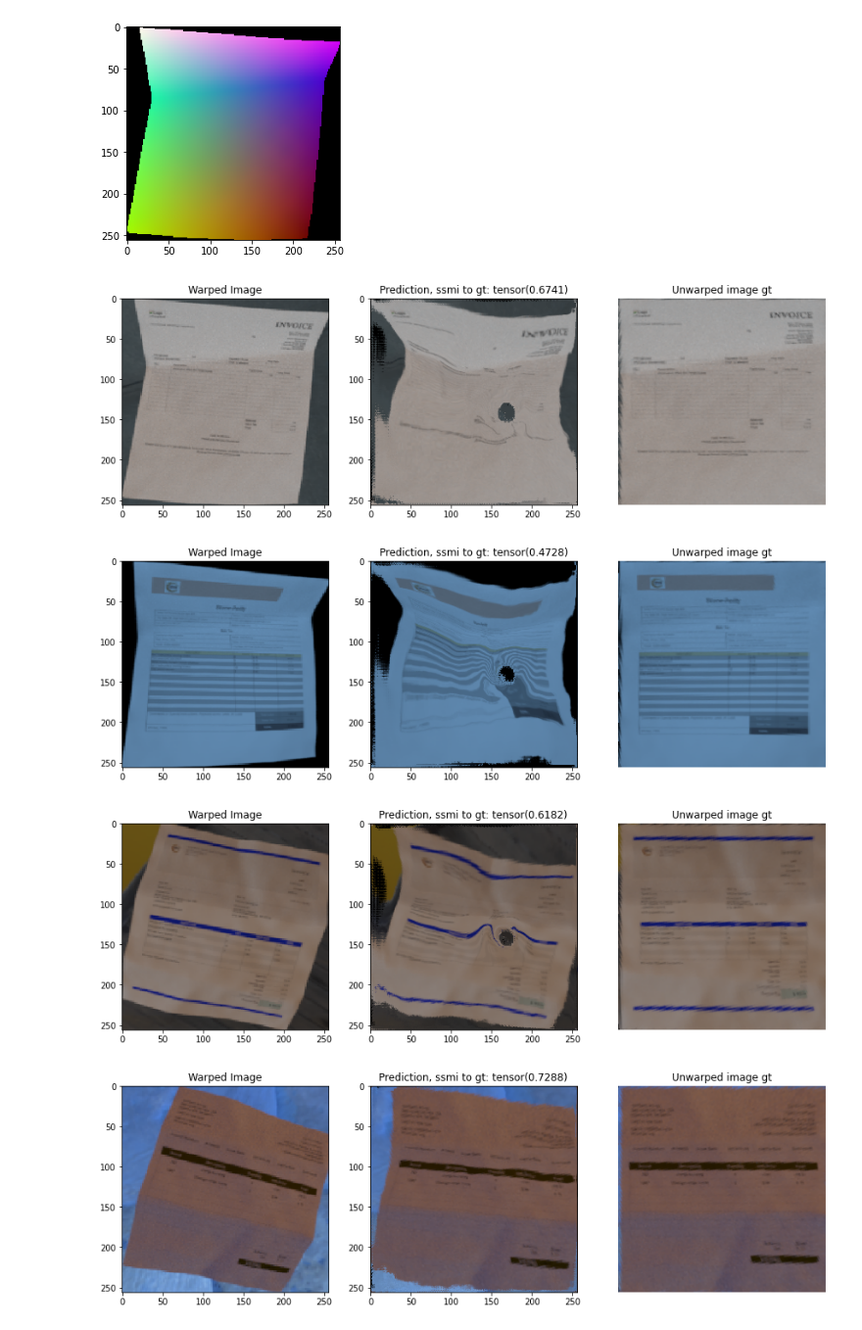
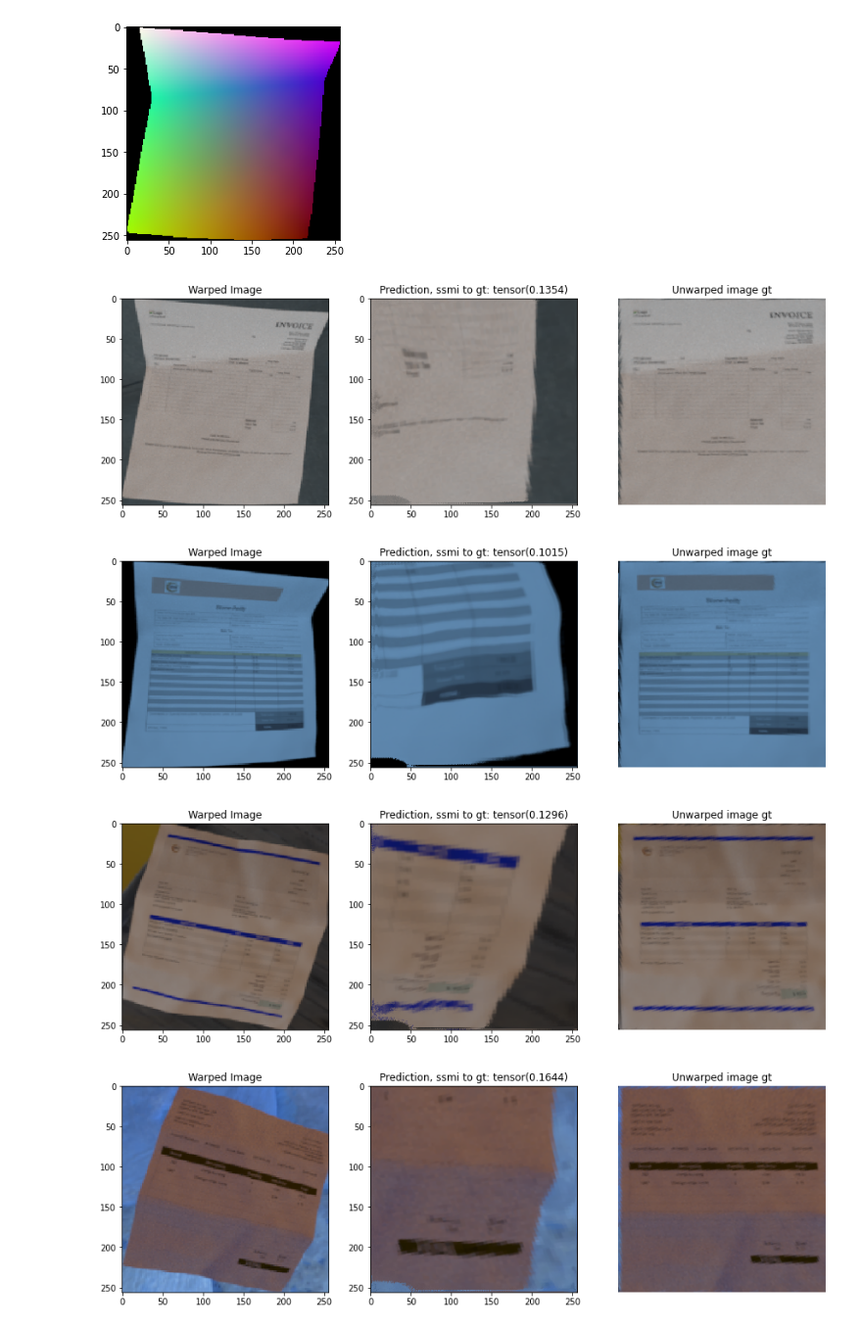
Before and after one commit to Leon-Sander/ImageRectification, a Jupyter notebook: plotting.ipynb, the cells around one changed output. Shown at 98% size. Cells and saved outputs as stored; diff of their text form; code cells hidden in the pictures.

```diff
--- a/plotting.ipynb
+++ b/plotting.ipynb
@@ -8,3 +8,16 @@ import os
 #import seaborn as sns
 #sns.set(color_codes=True)
 data_dir= 'Dataset Preview/Inv3D preview complete V2/data/train/'
+# %%
+from custom_dataset import CustomImageDataset_wc, Dataset_backward_mapping, Dataset_full_model
+train_dataset_bm = Dataset_backward_mapping(data_dir)
+
+
+from torch.utils.data import DataLoader
+train_loader_bm = DataLoader(train_dataset_bm, batch_size=2, num_workers=8, shuffle=True)
+
+for batch in train_loader_bm:
+   images, labels = batch
+   print(images.shape)
+   for label in labels:
+       print(label, labels[label].shape)
@@ -71,15 +104,15 @@ plt.imshow(wc.transpose(0,1).transpose(1,2))
 # %%
 from models.backwardmapper import Backwardmapper
 bm_model = Backwardmapper()
-bm_model.load_state_dict(torch.load('models/pretrained/server_test_3.pkl'))
+bm_model.load_state_dict(torch.load('models/pretrained/scale_test.pkl'))
 
 ordner = sorted(os.listdir(data_dir))
 
 for item in ordner:
     #utils.compare_ssim_all(data_dir + item, bm_model)
     utils.plt_bm_gt_cropped(data_dir + item, bm_model)
 # %% [output]
-[figure, old version]
+[figure, new version]
-[figure, old version]
+[figure, new version]
-[figure, old version]
+[figure, new version]
-[figure, old version]
+[figure, new version]
```
Also changed, not shown: parts of 3 cells of this notebook, 3 other files.
